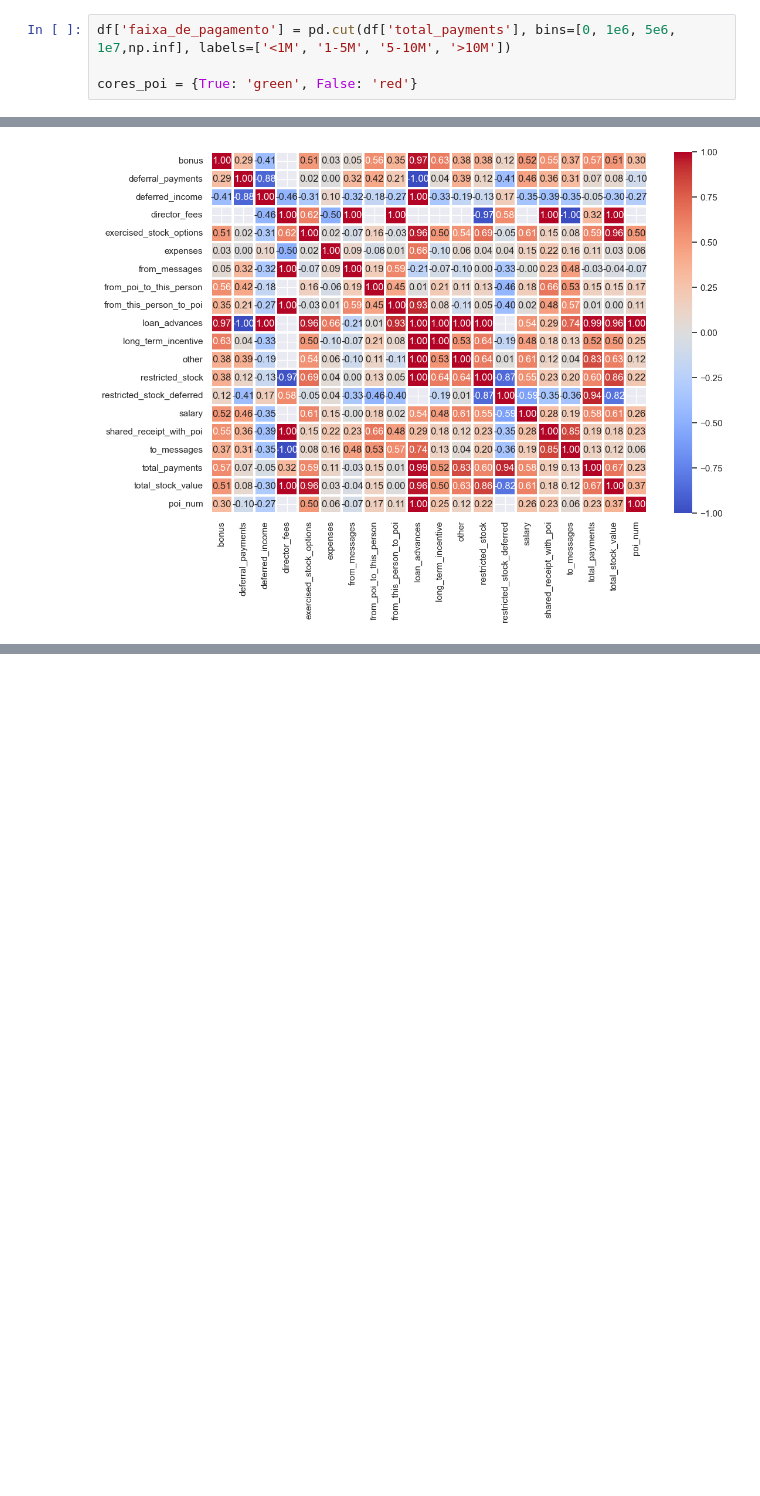
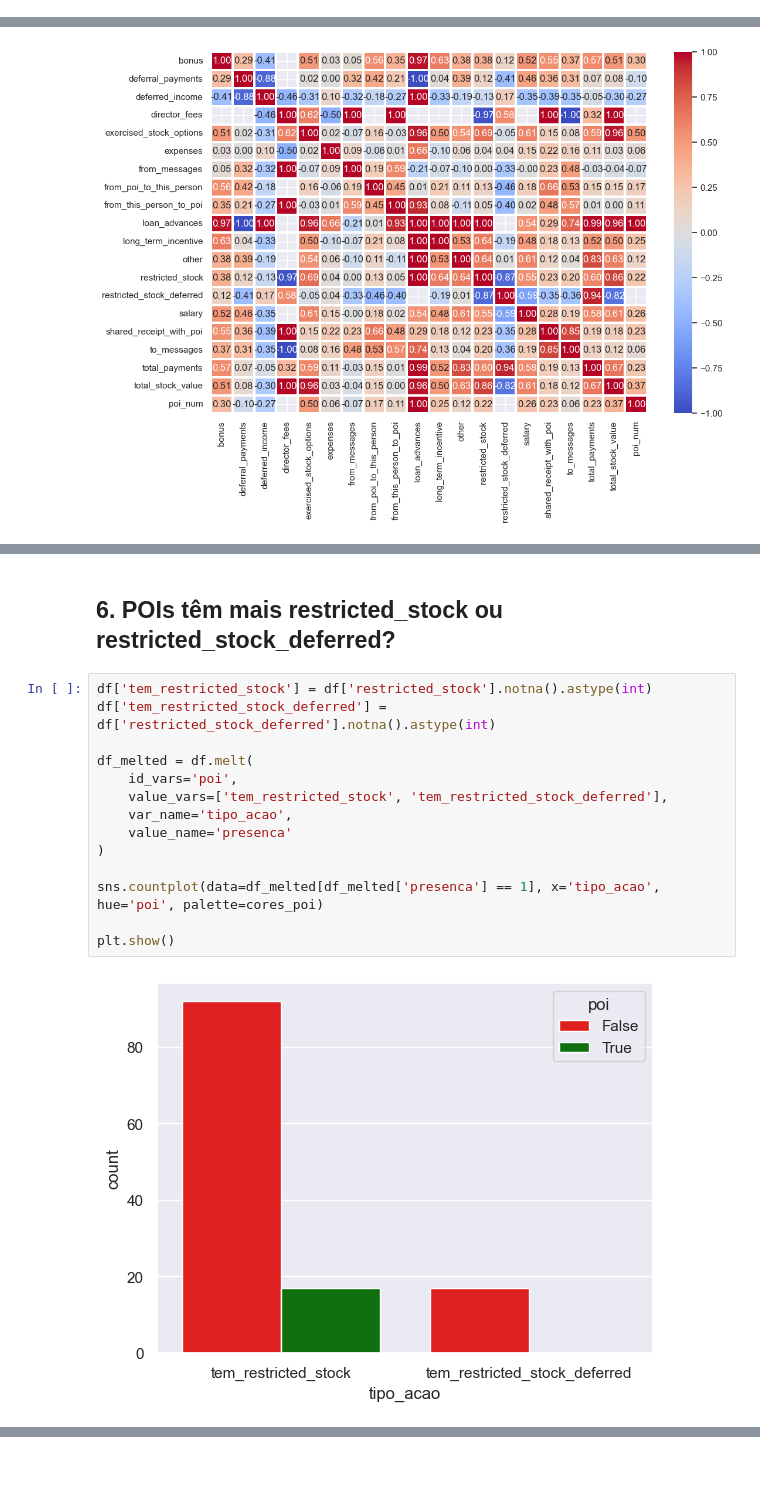
Before and after one commit to GhortheBrute/Preparacao-e-Analise-Exploratoria-de-Dados, a Jupyter notebook: Atividade Prática/Jesus Wildes - AED - ATP (Etapa 3).ipynb, the cells around one changed output, grey strips where cells are left out. Cells and saved outputs as stored; diff of their text form; blank space fills up the shorter version.

```diff
--- a/Atividade Prática/Jesus Wildes - AED - ATP (Etapa 3).ipynb
+++ b/Atividade Prática/Jesus Wildes - AED - ATP (Etapa 3).ipynb
@@ -373,7 +373,3 @@ plt.show()
-# %%
-df['faixa_de_pagamento'] = pd.cut(df['total_payments'], bins=[0, 1e6, 5e6, 1e7,np.inf], labels=['<1M', '1-5M', '5-10M', '>10M'])
-
-cores_poi = {True: 'green', False: 'red'}
 # %%
 g = sns.FacetGrid(df, col='faixa_de_pagamento', hue='poi', palette={True: 'green', False: 'red'}, height=4, aspect=1.2)
 g.map(sns.scatterplot, 'salary', 'bonus', alpha=0.7)
@@ -532,0 +504,18 @@ memory usage: 26.0+ KB
+# %% [markdown]
+## 6. POIs têm mais restricted_stock ou restricted_stock_deferred?
+# %%
+df['tem_restricted_stock'] = df['restricted_stock'].notna().astype(int)
+df['tem_restricted_stock_deferred'] = df['restricted_stock_deferred'].notna().astype(int)
+
+df_melted = df.melt(
+    id_vars='poi',
+    value_vars=['tem_restricted_stock', 'tem_restricted_stock_deferred'],
+    var_name='tipo_acao',
+    value_name='presenca'
+)
+
+sns.countplot(data=df_melted[df_melted['presenca'] == 1], x='tipo_acao', hue='poi', palette=cores_poi)
+
+plt.show()
+# %% [output]
+[figure, added]
```
Also changed, not shown: parts of 63 cells of this notebook.
